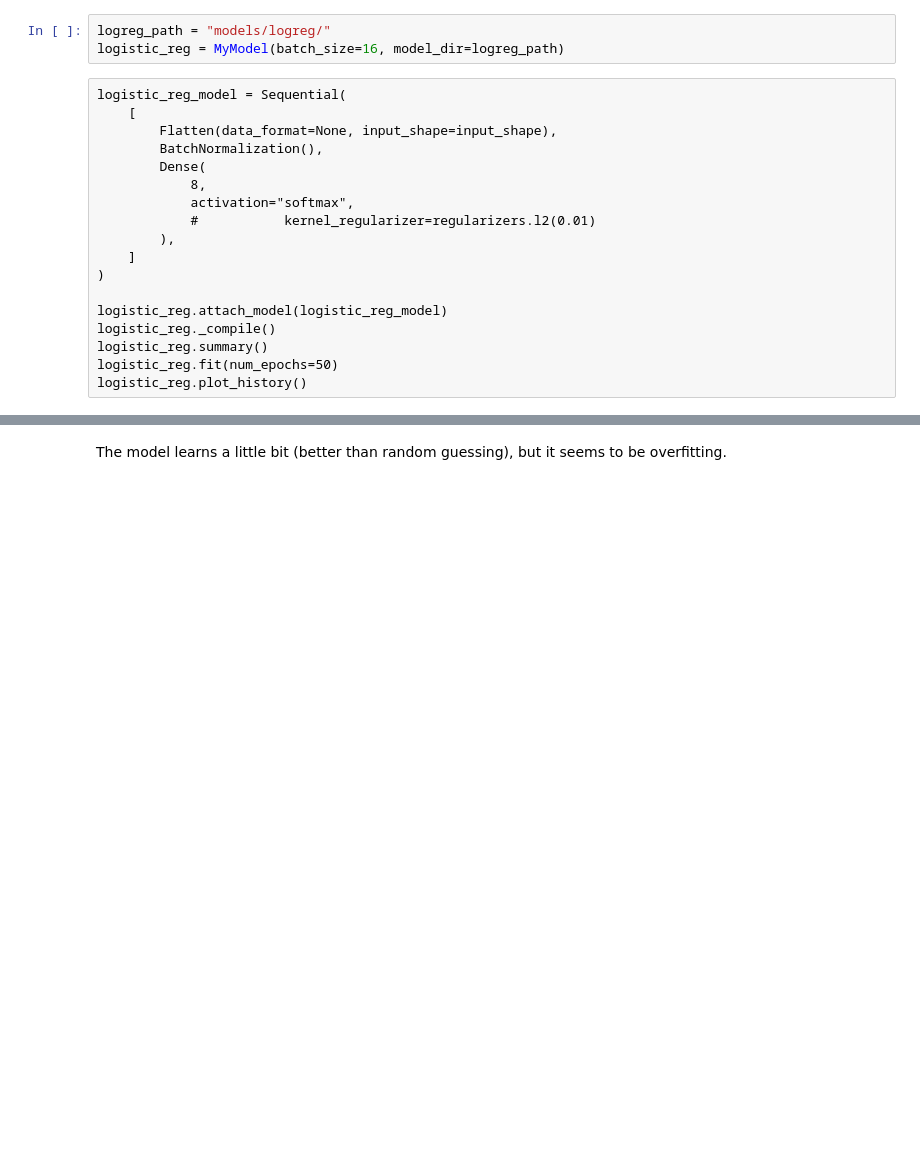
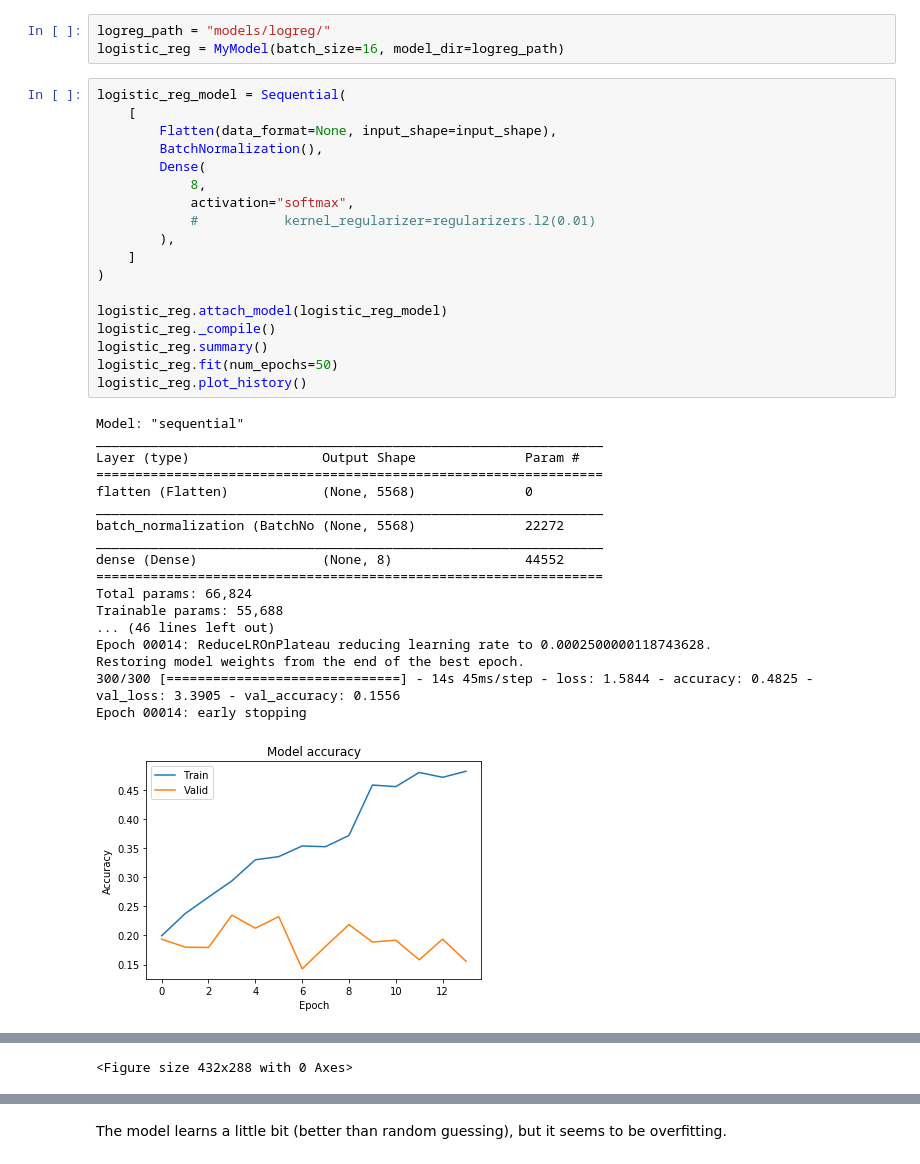
Before and after one commit to awray3/music_clf, a Jupyter notebook: tf_fma.ipynb, the cells around one changed output, grey strips where cells are left out. Cells and saved outputs as stored; diff of their text form; blank space fills up the shorter version.

```diff
--- a/tf_fma.ipynb
+++ b/tf_fma.ipynb
@@ -443,21 +450,40 @@ It's worth it to see if we can train a logistic regression model and see how wel
 # %%
 logreg_path = "models/logreg/"
 logistic_reg = MyModel(batch_size=16, model_dir=logreg_path)
-# %% [raw]
-logistic_reg_model = Sequential(
-    [
-        Flatten(data_format=None, input_shape=input_shape),
-        BatchNormalization(),
-        Dense(
-            8,
-            activation="softmax",
-            #           kernel_regularizer=regularizers.l2(0.01)
-        ),
-    ]
-)
-
-logistic_reg.attach_model(logistic_reg_model)
-logistic_reg._compile()
-logistic_reg.summary()
-logistic_reg.fit(num_epochs=50)
-logistic_reg.plot_history()
+# %%
+logistic_reg_model = Sequential(
+    [
+        Flatten(data_format=None, input_shape=input_shape),
+        BatchNormalization(),
+        Dense(
+            8,
+            activation="softmax",
+            #           kernel_regularizer=regularizers.l2(0.01)
+        ),
+    ]
+)
+
+logistic_reg.attach_model(logistic_reg_model)
+logistic_reg._compile()
+logistic_reg.summary()
+logistic_reg.fit(num_epochs=50)
+logistic_reg.plot_history()
+# %% [output]
+Model: "sequential"
+_________________________________________________________________
+Layer (type)                 Output Shape              Param #
+=================================================================
+flatten (Flatten)            (None, 5568)              0
+_________________________________________________________________
+batch_normalization (BatchNo (None, 5568)              22272
+_________________________________________________________________
+dense (Dense)                (None, 8)                 44552
+=================================================================
+Total params: 66,824
+Trainable params: 55,688
+... (46 lines left out)
+Epoch 00014: ReduceLROnPlateau reducing learning rate to 0.0002500000118743628.
+Restoring model weights from the end of the best epoch.
+300/300 [==============================] - 14s 45ms/step - loss: 1.5844 - accuracy: 0.4825 - val_loss: 3.3905 - val_accuracy: 0.1556
+Epoch 00014: early stopping
+[figure, added]
@@ -464,3 +491,4 @@ logistic_reg.plot_history()
+<Figure size 432x288 with 0 Axes>
 # %%
 logistic_reg.load_model()
 logistic_reg.summary()
```
Also changed, not shown: parts of 29 cells of this notebook, 5 other files.
